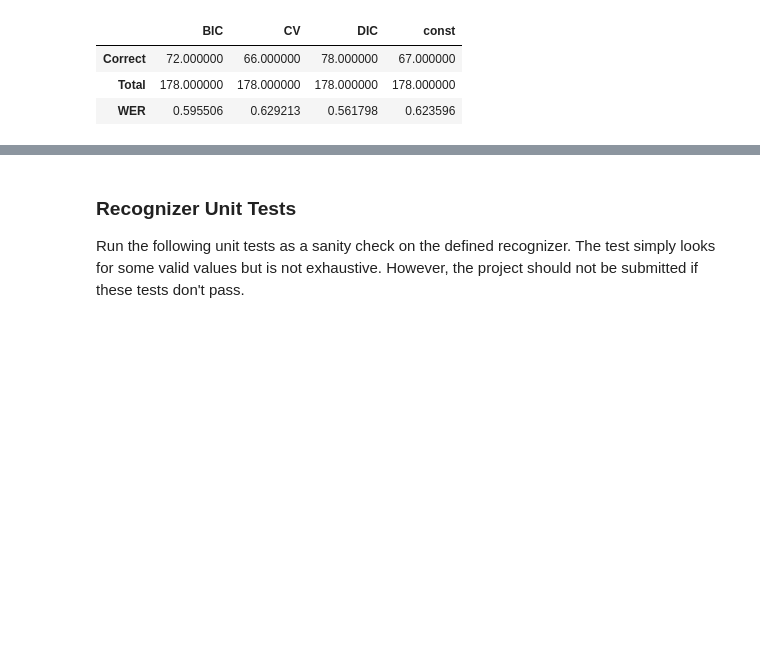
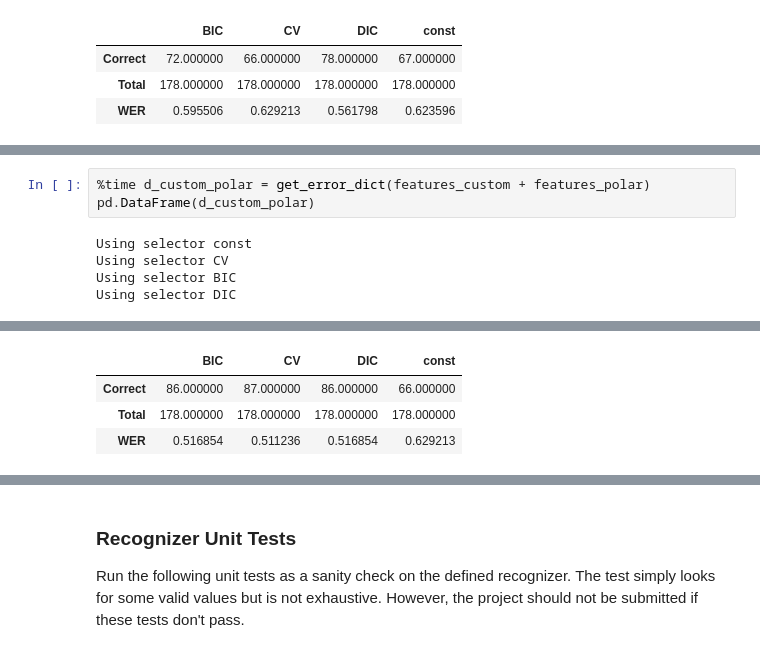
Before and after one commit to Liam-F/SignLgRecognizer, a Jupyter notebook: notebooks/asl_recognizer.ipynb, the cells around one changed output, grey strips where cells are left out. Saved outputs shown, nothing was run; the diff lists cells and outputs as text; blank space fills up the shorter version.

```diff
--- a/notebooks/asl_recognizer.ipynb
+++ b/notebooks/asl_recognizer.ipynb
@@ -742,0 +757,8 @@ Wall time: 6min 42s
+# %%
+%time d_custom_polar = get_error_dict(features_custom + features_polar)
+pd.DataFrame(d_custom_polar)
+# %% [output]
+Using selector const
+Using selector CV
+Using selector BIC
+Using selector DIC
@@ -743,3 +767,7 @@ Wall time: 6min 42s
+|  | BIC | CV | DIC | const |
+| Correct | 86.000000 | 87.000000 | 86.000000 | 66.000000 |
+| Total | 178.000000 | 178.000000 | 178.000000 | 178.000000 |
+| WER | 0.516854 | 0.511236 | 0.516854 | 0.629213 |
 # %% [markdown]
 **Question 3:**  Summarize the error results from three combinations of features and model selectors.  What was the "best" combination and why?  What additional information might we use to improve our WER?  For more insight on improving WER, take a look at the introduction to Part 4.
 
```
Also changed, not shown: parts of 7 cells of this notebook, 1 other file.
